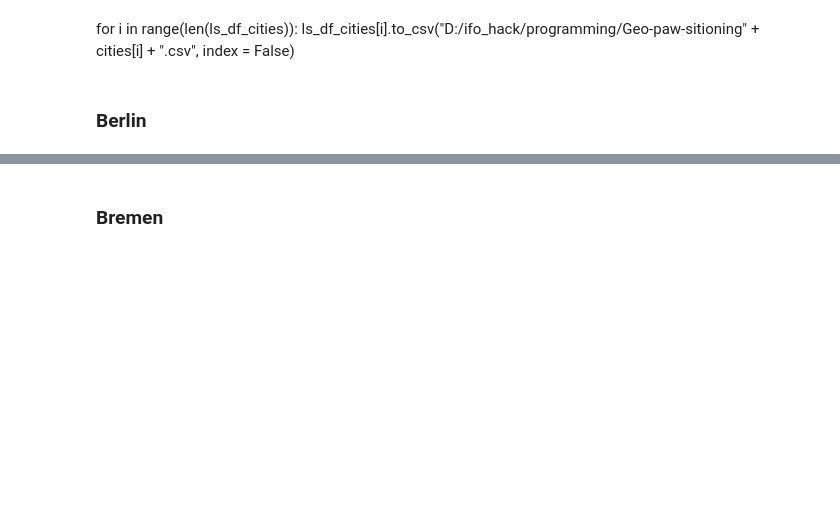
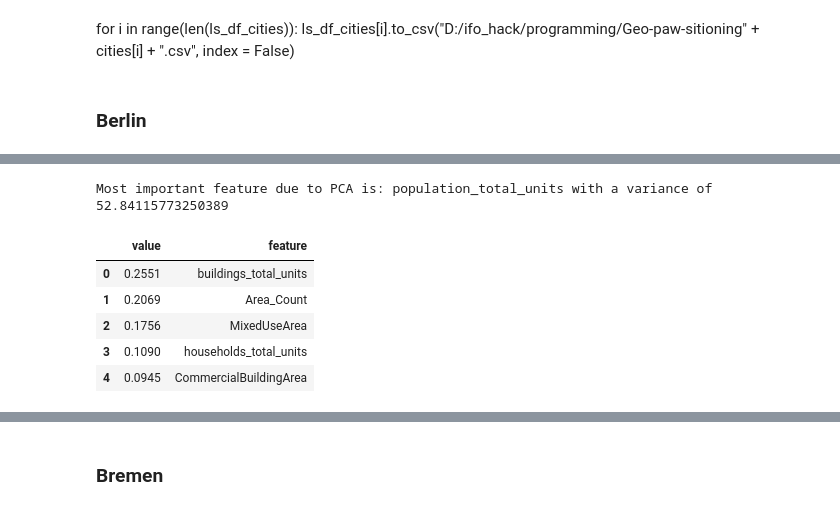
Before and after one commit to Schalwal/Geo-paw-sitioning, a Jupyter notebook: notebooks/landprice_prediction.ipynb, the cells around one changed output, grey strips where cells are left out. Cells and saved outputs as stored; diff of their text form; code cells hidden in the pictures; blank space fills up the shorter version.

```diff
--- a/notebooks/landprice_prediction.ipynb
+++ b/notebooks/landprice_prediction.ipynb
@@ -142,14 +98,28 @@ plt.show
+# %%
+print("Most important feature due to PCA is: " + ls_df_cities_important_features[2]["features"][0] + " with a variance of "
+ + str(ls_df_cities_important_features[0]["explained_variance"][0]))
+# %% [output]
+Most important feature due to PCA is: population_total_units with a variance of 52.84115773250389
 # %%
 y = df_berlin["Land_Value"].values.reshape(-1, 1)
-X = df_berlin.drop(columns = ["Land_Value"])[["buildings_total_units",
-"population_total_units",
-"households_total_units",
-'Area_Count',
-"n_vacant",
-"MixedUseArea",
-"r_6"]].values #'hhtyp_multiplepers_wout_nuclear',
+X = df_berlin.drop(columns = ["Land_Value"]).values #'hhtyp_multiplepers_wout_nuclear',
 
 scaler = StandardScaler()
 
 X_scaled = scaler.fit_transform(X)
 y_scaled = scaler.fit_transform(y)
+# %%
+names = df_berlin.drop(columns = ["Land_Value"]).columns
+reg = RandomForestRegressor(random_state = 1234567)
+reg.fit(X, y)
+
+df_important_features_berlin = pd.DataFrame(sorted(zip(map(lambda x: round(x, 4), reg.feature_importances_), names),
+             reverse=True), columns = ["value", "feature"]).head()
+df_important_features_berlin
+# %% [output]
+|  | value | feature |
+| 0 | 0.2551 | buildings_total_units |
+| 1 | 0.2069 | Area_Count |
+| 2 | 0.1756 | MixedUseArea |
+| 3 | 0.1090 | households_total_units |
+| 4 | 0.0945 | CommercialBuildingArea |
```
Also changed, not shown: parts of 48 cells of this notebook, 2 other files.
